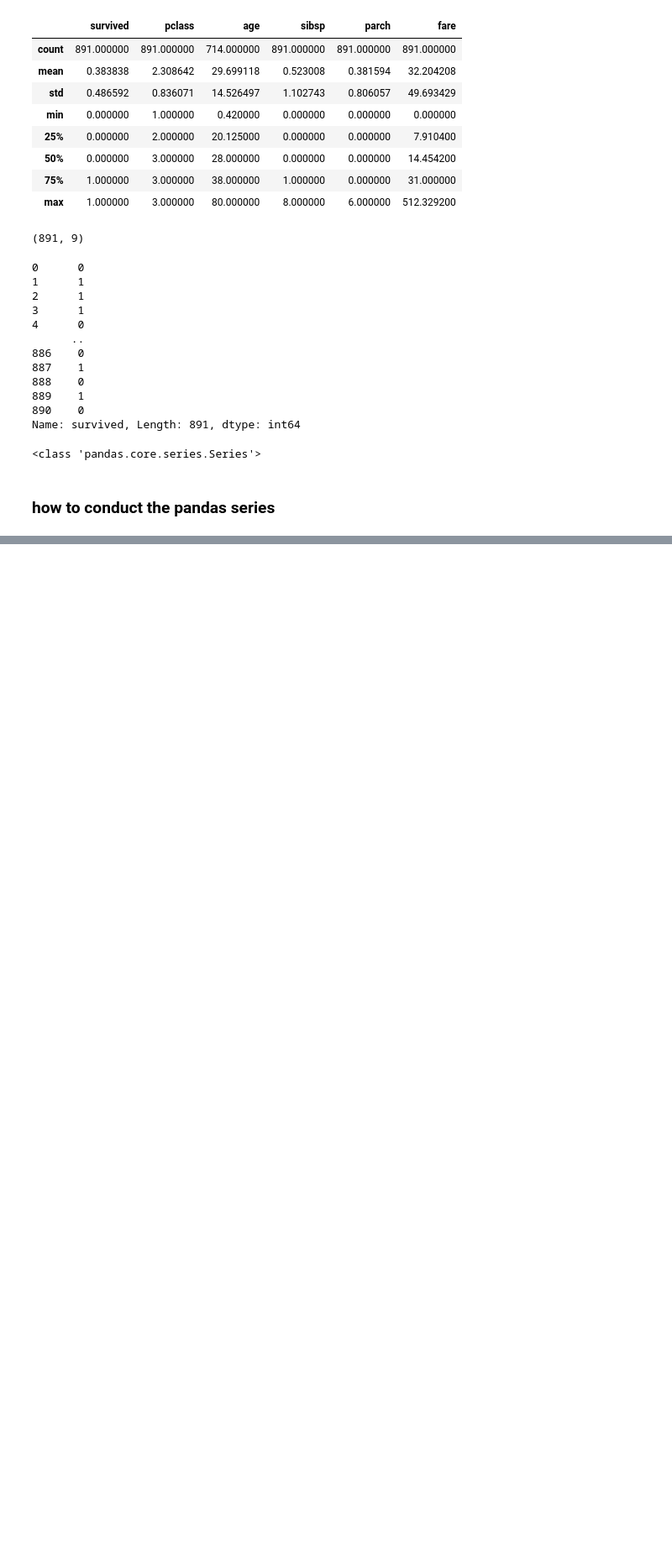
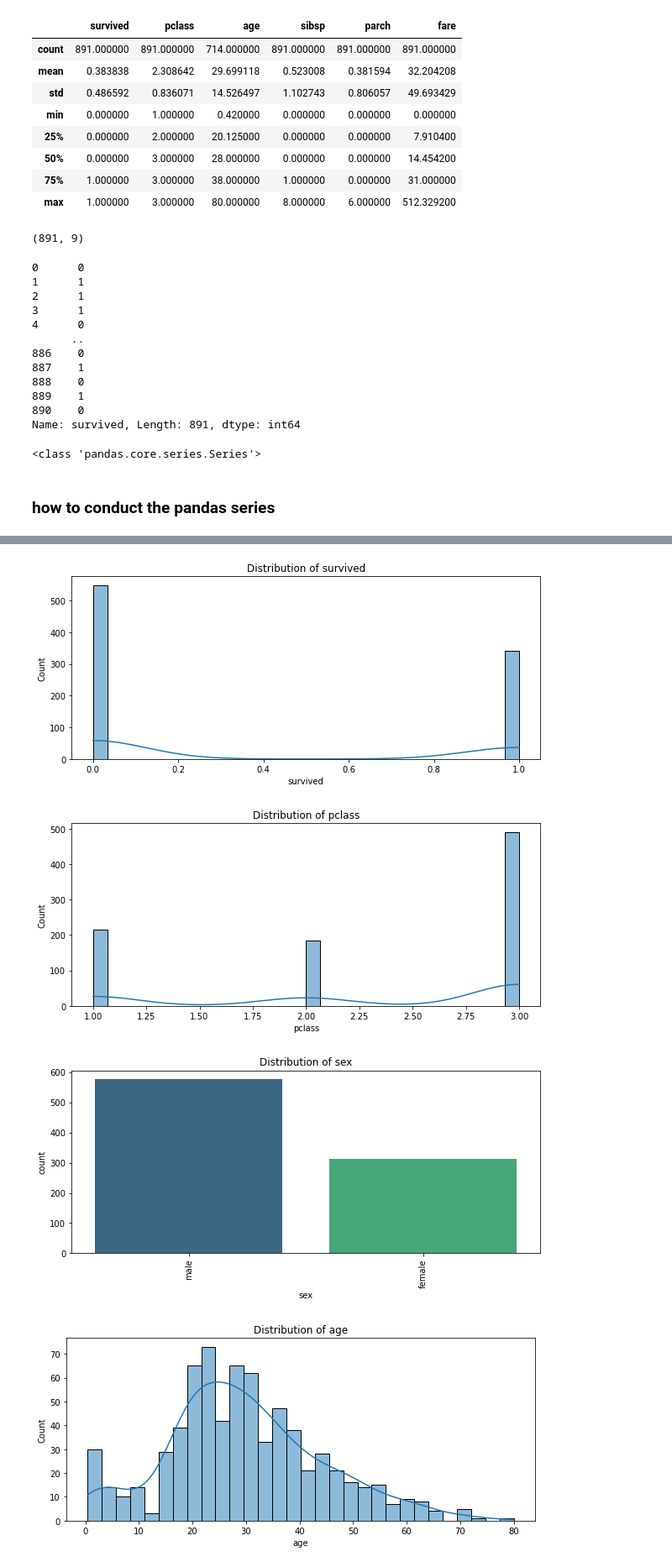
Before and after one commit to mail2musthafa/Data-preproccessing-using-pandas-, a Jupyter notebook: dataset/eda.ipynb, the cells around one changed output, grey strips where cells are left out. Shown at 84% size. Drawn from its saved outputs; the diff is of its cells as text; code cells hidden in the pictures; blank space fills up the shorter version.

```diff
--- a/dataset/eda.ipynb
+++ b/dataset/eda.ipynb
@@ -175,0 +283,7 @@ print(type(Survived))
+# %%
+univariate_summary, bivariate_summary = analyze_data(df)
+# %% [output]
+[figure, added]
+[figure, added]
+[figure, added]
+[figure, added]
```
Also changed, not shown: parts of 5 cells of this notebook.
